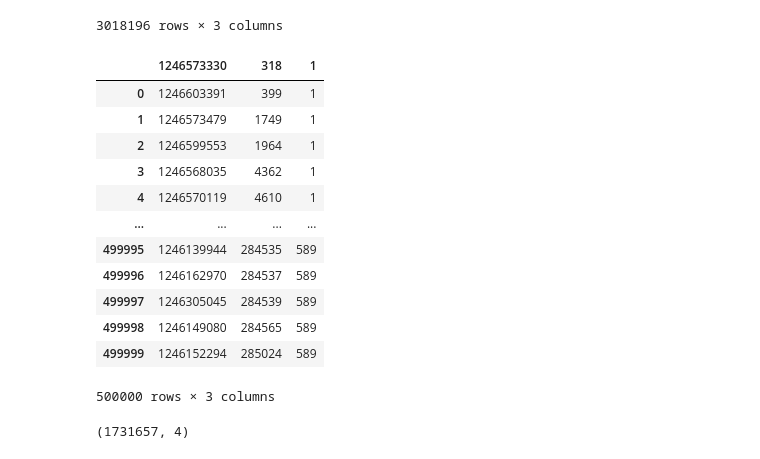
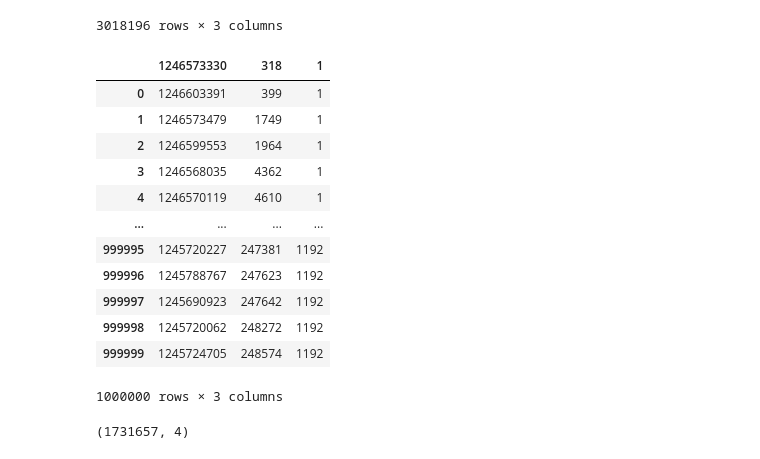
Before and after one commit to Skoyntoyflis/IMINFECTOR, a Jupyter notebook: Data/Digg/healthcare.ipynb, the cells around one changed output. Drawn from its saved outputs; the diff is of its cells as text; code cells hidden in the pictures.

```diff
--- a/Data/Digg/healthcare.ipynb
+++ b/Data/Digg/healthcare.ipynb
@@ -80,25 +80,25 @@ df2
 | 3018195 | 1243922107 | 335802 | 3553 |
 3018196 rows × 3 columns
 # %%
-indexes_to_keep = set(range(df2.shape[0])) - set(range(500000,3018196))
+indexes_to_keep = set(range(df2.shape[0])) - set(range(1000000,3018196))
 
 df_sliced = df2.take(list(indexes_to_keep))
 df_sliced.to_csv('digg_votes1_sliced.csv',index=False,sep=",",header=False, quoting=1)
 df_sliced
 # %% [output]
 |  | 1246573330 | 318 | 1 |
 | 0 | 1246603391 | 399 | 1 |
 | 1 | 1246573479 | 1749 | 1 |
 | 2 | 1246599553 | 1964 | 1 |
 | 3 | 1246568035 | 4362 | 1 |
 | 4 | 1246570119 | 4610 | 1 |
 | ... | ... | ... | ... |
-| 499995 | 1246139944 | 284535 | 589 |
-| 499996 | 1246162970 | 284537 | 589 |
-| 499997 | 1246305045 | 284539 | 589 |
-| 499998 | 1246149080 | 284565 | 589 |
-| 499999 | 1246152294 | 285024 | 589 |
+| 999995 | 1245720227 | 247381 | 1192 |
+| 999996 | 1245788767 | 247623 | 1192 |
+| 999997 | 1245690923 | 247642 | 1192 |
+| 999998 | 1245720062 | 248272 | 1192 |
+| 999999 | 1245724705 | 248574 | 1192 |
-500000 rows × 3 columns
+1000000 rows × 3 columns
 # %%
 df1.shape #show dataframe dimensions
 # df2.shape #show dataframe dimensions
```
Also changed, not shown: 1 other file.
